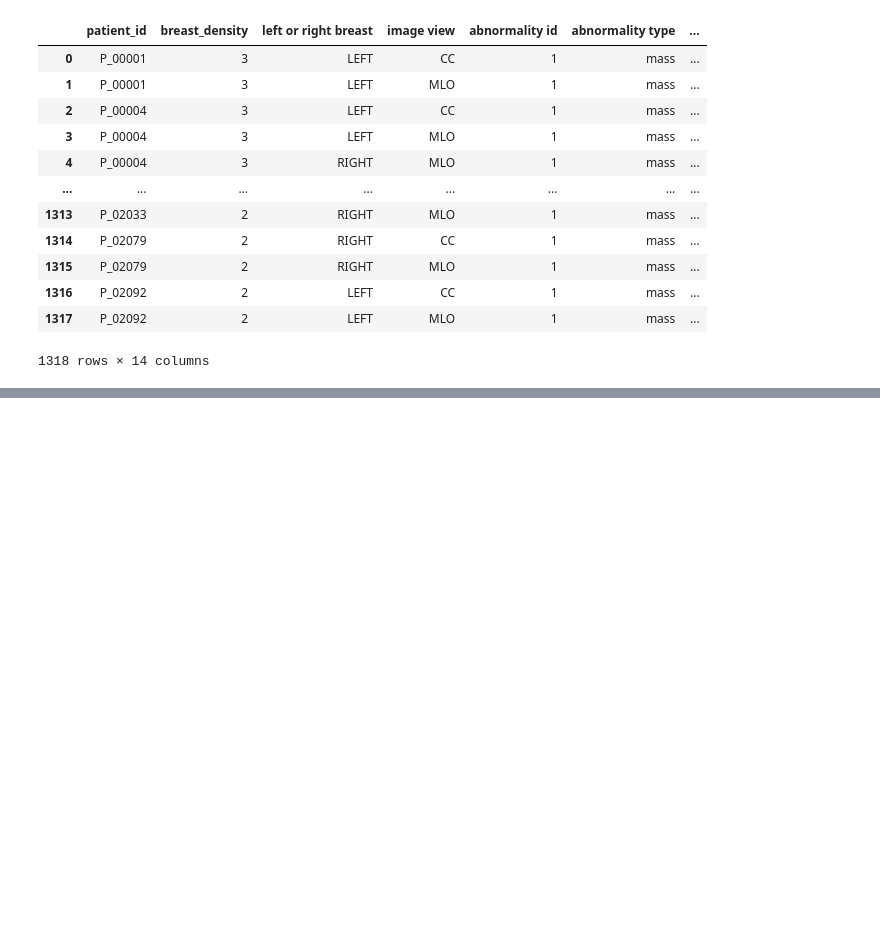
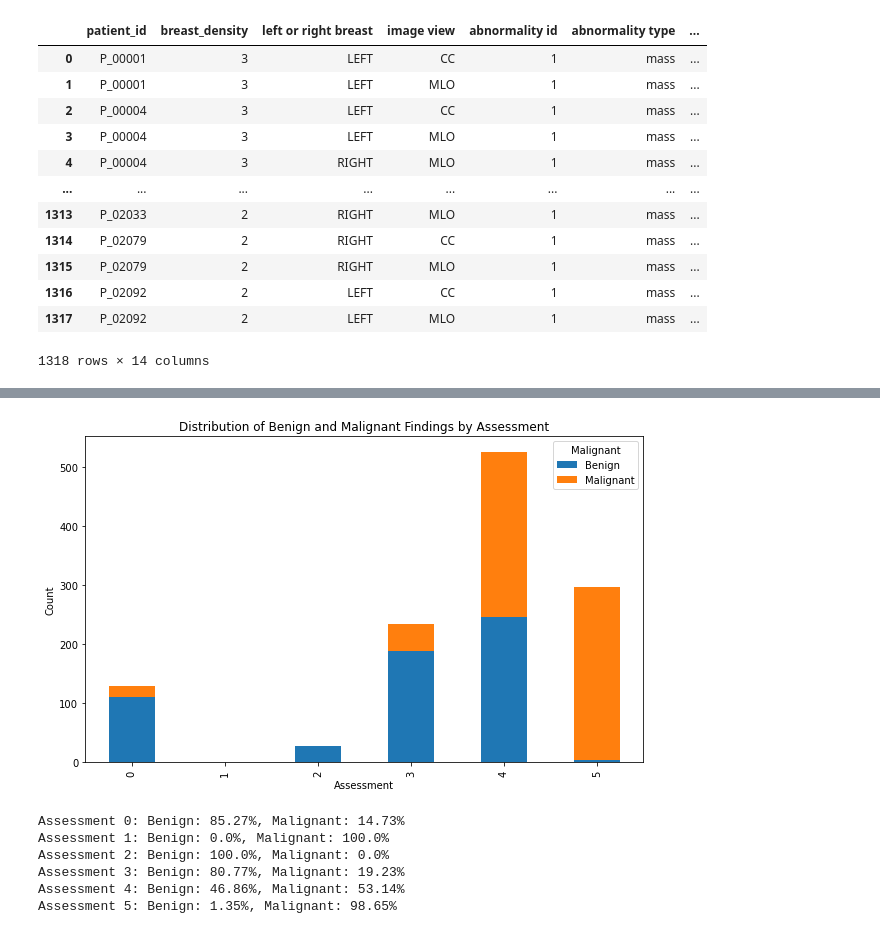
Before and after one commit to MayaHayat/FinalProject-DDSM, a Jupyter notebook: FinalProject-DDSM.ipynb, the cells around one changed output, grey strips where cells are left out. Drawn from its saved outputs; the diff is of its cells as text; code cells hidden in the pictures; blank space fills up the shorter version.

```diff
--- a/FinalProject-DDSM.ipynb
+++ b/FinalProject-DDSM.ipynb
@@ -231,0 +293,4 @@ plt.show()
+# %%
+# Creating a new column called malignant where 1 stands for malignant and 0 else
+mass['malignant'] = mass['pathology'].map({'MALIGNANT': 1, 'BENIGN': 0})
+mass
@@ -231,0 +311,31 @@ plt.show()
+# %%
+grouped_data = mass.groupby(['assessment', 'malignant']).size().unstack(fill_value=0)
+
+# Plot the bar chart
+ax = grouped_data.plot(kind='bar', stacked=True, figsize=(10, 6))
+
+# Add labels and title
+plt.xlabel('Assessment')
+plt.ylabel('Count')
+plt.title('Distribution of Benign and Malignant Findings by Assessment')
+
+# Show the legend
+plt.legend(title='Malignant', labels=['Benign', 'Malignant'])
+
+# Show the plot
+plt.show()
+# %% [output]
+[figure, added]
+# %%
+percentages = (grouped_data / grouped_data.sum(axis=1)[:, None] * 100).round(2)
+
+# Print percentages
+for assessment, row in percentages.iterrows():
+    print(f"Assessment {assessment}: Benign: {row[0]}%, Malignant: {row[1]}%")
+# %% [output]
+Assessment 0: Benign: 85.27%, Malignant: 14.73%
+Assessment 1: Benign: 0.0%, Malignant: 100.0%
+Assessment 2: Benign: 100.0%, Malignant: 0.0%
+Assessment 3: Benign: 80.77%, Malignant: 19.23%
+Assessment 4: Benign: 46.86%, Malignant: 53.14%
+Assessment 5: Benign: 1.35%, Malignant: 98.65%
```
Also changed, not shown: parts of 25 cells of this notebook.
